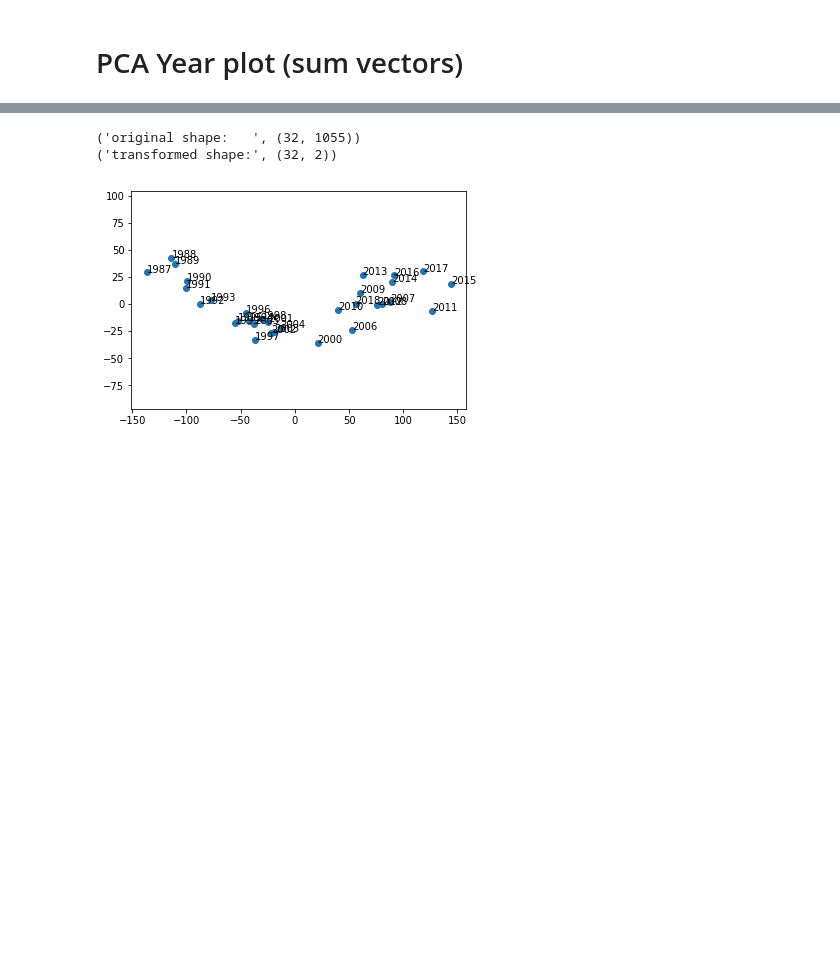
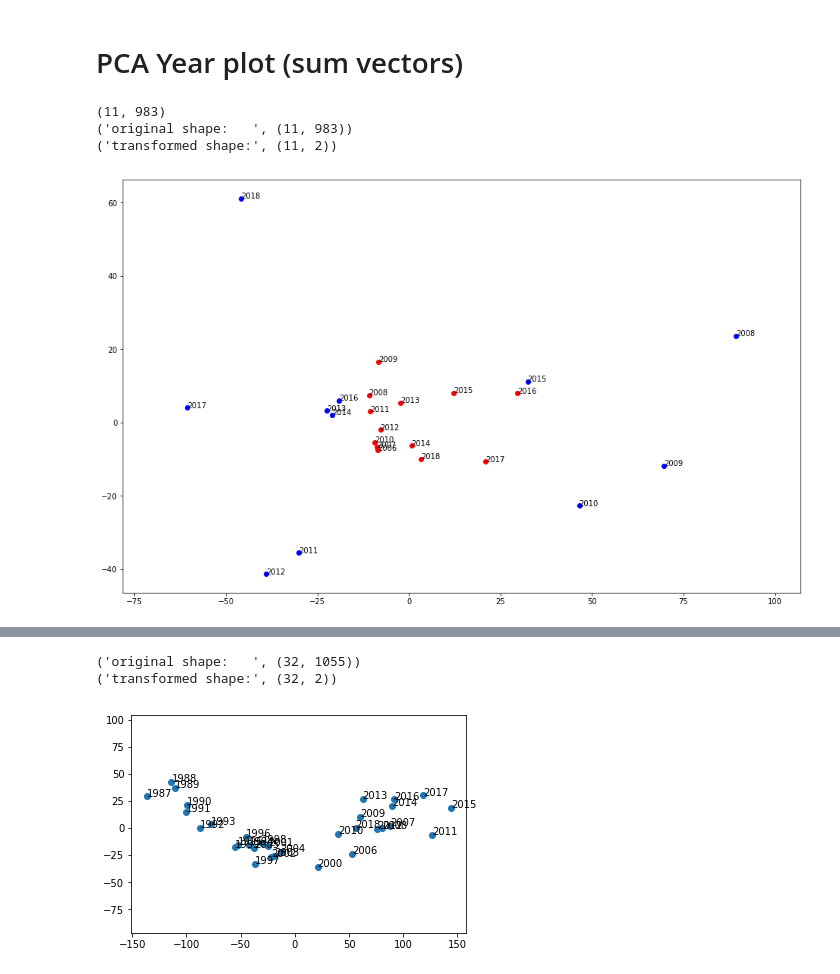
Before and after one commit to shinminjeong/citetrends, a Jupyter notebook: ent2Vec/Similarity.ipynb, the cells around one changed output, grey strips where cells are left out. Cells and saved outputs as stored; diff of their text form; code cells hidden in the pictures; blank space fills up the shorter version.

```diff
--- a/ent2Vec/Similarity.ipynb
+++ b/ent2Vec/Similarity.ipynb
@@ -151,12 +139,7 @@ plot_pca(avg_vec)
-# %%
-# generate vector by year
-yeardata = {}
-for name in name_id_pairs.keys():
-    yeardata[name] = get_bov(name, year=True)
 # %%
-def year_plot(name):
-    pick = yeardata[name]
-#     print((len(pick), number_of_venues))
+def year_plot(name, name2=None):
+    pick = data[name]
+    print((len(pick), number_of_venues))
     X = np.zeros((len(pick), number_of_venues))
     for i, v in enumerate(pick.values()):
         X[i] = get_vector(bag_of_venues, v)
@@ -167,15 +150,39 @@ def year_plot(name):
     print("original shape:   ", X.shape)
     print("transformed shape:", X_pca.shape)
 
+    if name2 == None:
+        plt.figure(figsize=(10,8))
+    else:
+        plt.figure(figsize=(16,10))
     if len(pick) > 1:
         z = X_pca[:, 0]
         y = X_pca[:, 1]
-        plt.scatter(z, y)
+        plt.scatter(z, y, color="blue")
         plt.axis('equal');
         for i, name in enumerate(pick.keys()):
             plt.annotate(name, (z[i],y[i]))
+        if name2 != None:
+            pick2 = data[name2]
+            X2 = np.zeros((len(pick2), number_of_venues))
+            for i, v in enumerate(pick2.values()):
+                X2[i] = get_vector(bag_of_venues, v)
+            pca.fit(X2)
+            X2_pca = pca.transform(X2)
+            z2 = X2_pca[:, 0]
+            y2 = X2_pca[:, 1]
+            plt.scatter(z2, y2, color="red")
+            for i, name in enumerate(pick2.keys()):
+                plt.annotate(name, (z2[i],y2[i]))
+
     else:
         plt.scatter([0],[0])
         plt.annotate(pick.keys()[0], (0,0))
 # %% [markdown]
 # PCA Year plot (sum vectors)
+# %%
+year_plot("wsdm", "julian_mcauley")
+# %% [output]
+(11, 983)
+('original shape:   ', (11, 983))
+('transformed shape:', (11, 2))
+[figure, added]
```
Also changed, not shown: parts of 8 cells of this notebook, 3 other files.
